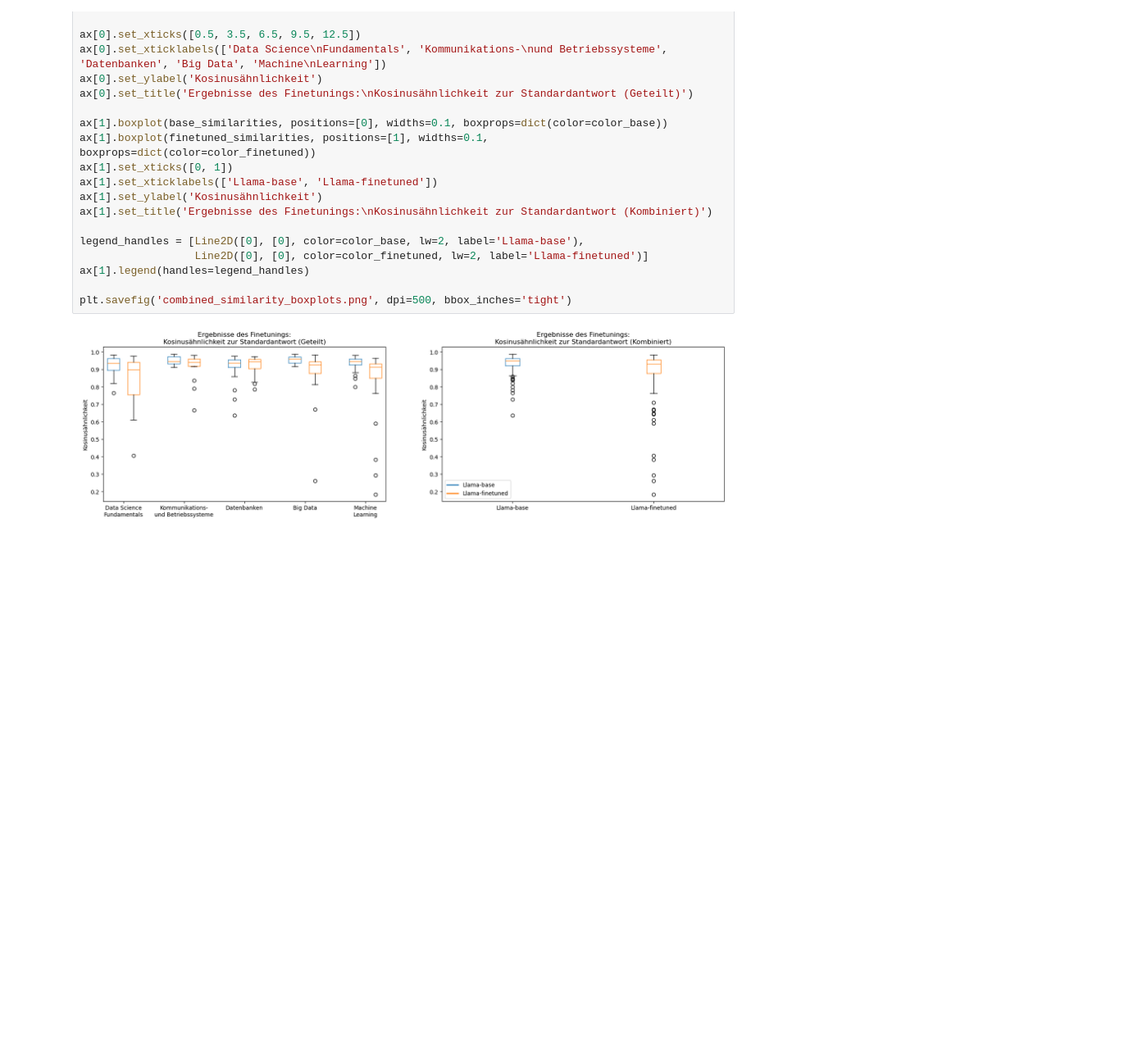
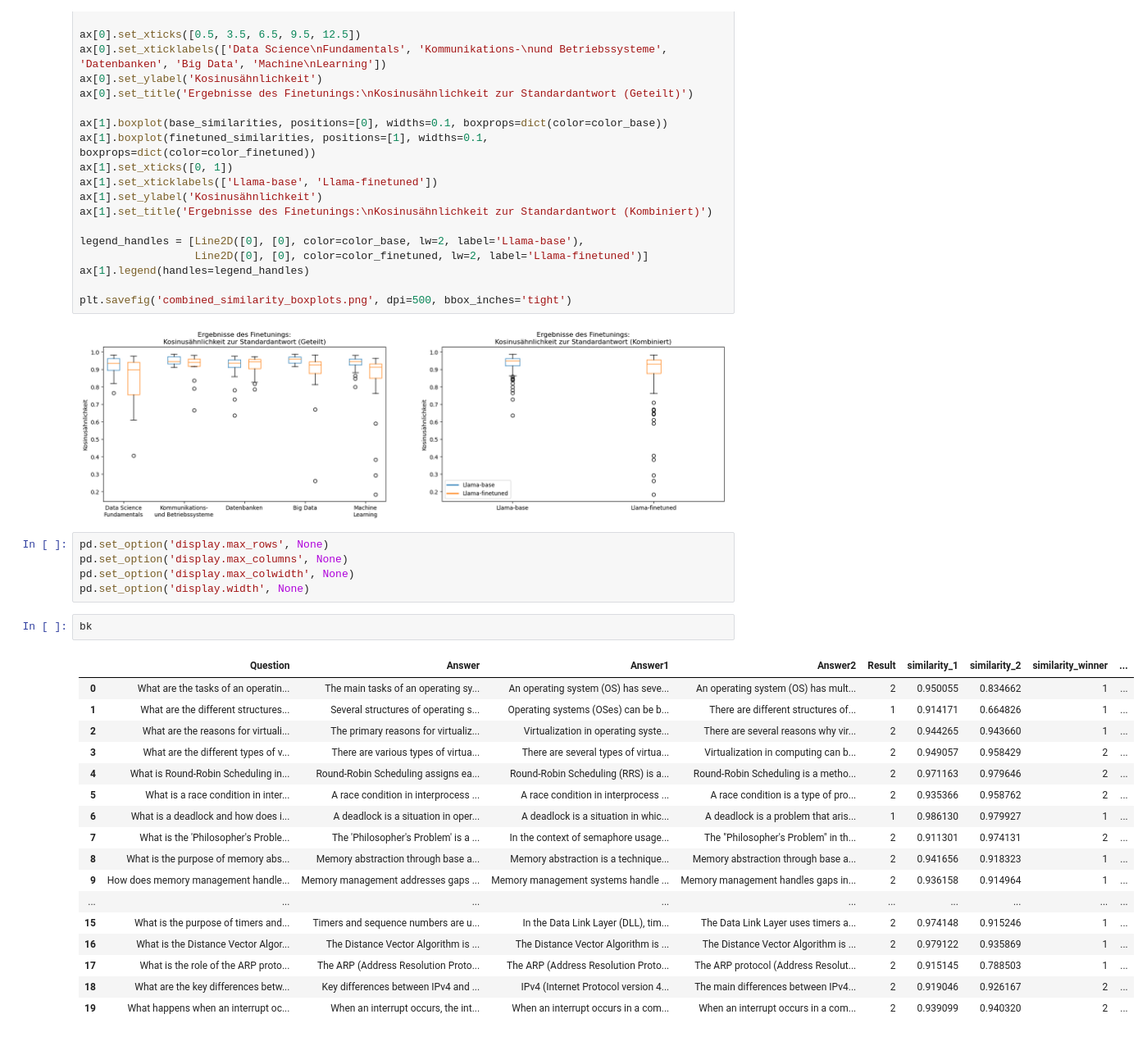
Before and after one commit to LukasBDHBW/Study_Llama_mini, a Jupyter notebook: Eval/eval_Ergebnisse.ipynb, the cells around one changed output. Shown at 82% size. Cells and saved outputs as stored; diff of their text form; blank space fills up the shorter version.

```diff
--- a/Eval/eval_Ergebnisse.ipynb
+++ b/Eval/eval_Ergebnisse.ipynb
@@ -333,3 +333,28 @@ ax[1].legend(handles=legend_handles)
 plt.savefig('combined_similarity_boxplots.png', dpi=500, bbox_inches='tight')
 # %% [output]
 [figure]
+# %%
+pd.set_option('display.max_rows', None)
+pd.set_option('display.max_columns', None)
+pd.set_option('display.max_colwidth', None)
+pd.set_option('display.width', None)
+# %%
+bk
+# %% [output]
+|  | Question | Answer | Answer1 | Answer2 | Result | similarity_1 | similarity_2 | similarity_winner | ... |
+| 0 | What are the tasks of an operatin... | The main tasks of an operating sy... | An operating system (OS) has seve... | An operating system (OS) has mult... | 2 | 0.950055 | 0.834662 | 1 | ... |
+| 1 | What are the different structures... | Several structures of operating s... | Operating systems (OSes) can be b... | There are different structures of... | 1 | 0.914171 | 0.664826 | 1 | ... |
+| 2 | What are the reasons for virtuali... | The primary reasons for virtualiz... | Virtualization in operating syste... | There are several reasons why vir... | 2 | 0.944265 | 0.943660 | 1 | ... |
+| 3 | What are the different types of v... | There are various types of virtua... | There are several types of virtua... | Virtualization in computing can b... | 2 | 0.949057 | 0.958429 | 2 | ... |
+| 4 | What is Round-Robin Scheduling in... | Round-Robin Scheduling assigns ea... | Round-Robin Scheduling (RRS) is a... | Round-Robin Scheduling is a metho... | 2 | 0.971163 | 0.979646 | 2 | ... |
+| 5 | What is a race condition in inter... | A race condition in interprocess ... | A race condition in interprocess ... | A race condition is a type of pro... | 2 | 0.935366 | 0.958762 | 2 | ... |
+| 6 | What is a deadlock and how does i... | A deadlock is a situation in oper... | A deadlock is a situation in whic... | A deadlock is a problem that aris... | 1 | 0.986130 | 0.979927 | 1 | ... |
+| 7 | What is the 'Philosopher's Proble... | The 'Philosopher's Problem' is a ... | In the context of semaphore usage... | The "Philosopher's Problem" in th... | 2 | 0.911301 | 0.974131 | 2 | ... |
+| 8 | What is the purpose of memory abs... | Memory abstraction through base a... | Memory abstraction is a technique... | Memory abstraction through base a... | 2 | 0.941656 | 0.918323 | 1 | ... |
+| 9 | How does memory management handle... | Memory management addresses gaps ... | Memory management systems handle ... | Memory management handles gaps in... | 2 | 0.936158 | 0.914964 | 1 | ... |
+| ... | ... | ... | ... | ... | ... | ... | ... | ... | ... |
+| 15 | What is the purpose of timers and... | Timers and sequence numbers are u... | In the Data Link Layer (DLL), tim... | The Data Link Layer uses timers a... | 2 | 0.974148 | 0.915246 | 1 | ... |
+| 16 | What is the Distance Vector Algor... | The Distance Vector Algorithm is ... | The Distance Vector Algorithm is ... | The Distance Vector Algorithm is ... | 2 | 0.979122 | 0.935869 | 1 | ... |
+| 17 | What is the role of the ARP proto... | The ARP (Address Resolution Proto... | The ARP (Address Resolution Proto... | The ARP protocol (Address Resolut... | 2 | 0.915145 | 0.788503 | 1 | ... |
+| 18 | What are the key differences betw... | Key differences between IPv4 and ... | IPv4 (Internet Protocol version 4... | The main differences between IPv4... | 2 | 0.919046 | 0.926167 | 2 | ... |
+| 19 | What happens when an interrupt oc... | When an interrupt occurs, the int... | When an interrupt occurs in a com... | When an interrupt occurs in a com... | 2 | 0.939099 | 0.940320 | 2 | ... |
```
Also changed, not shown: parts of 4 cells of this notebook.
